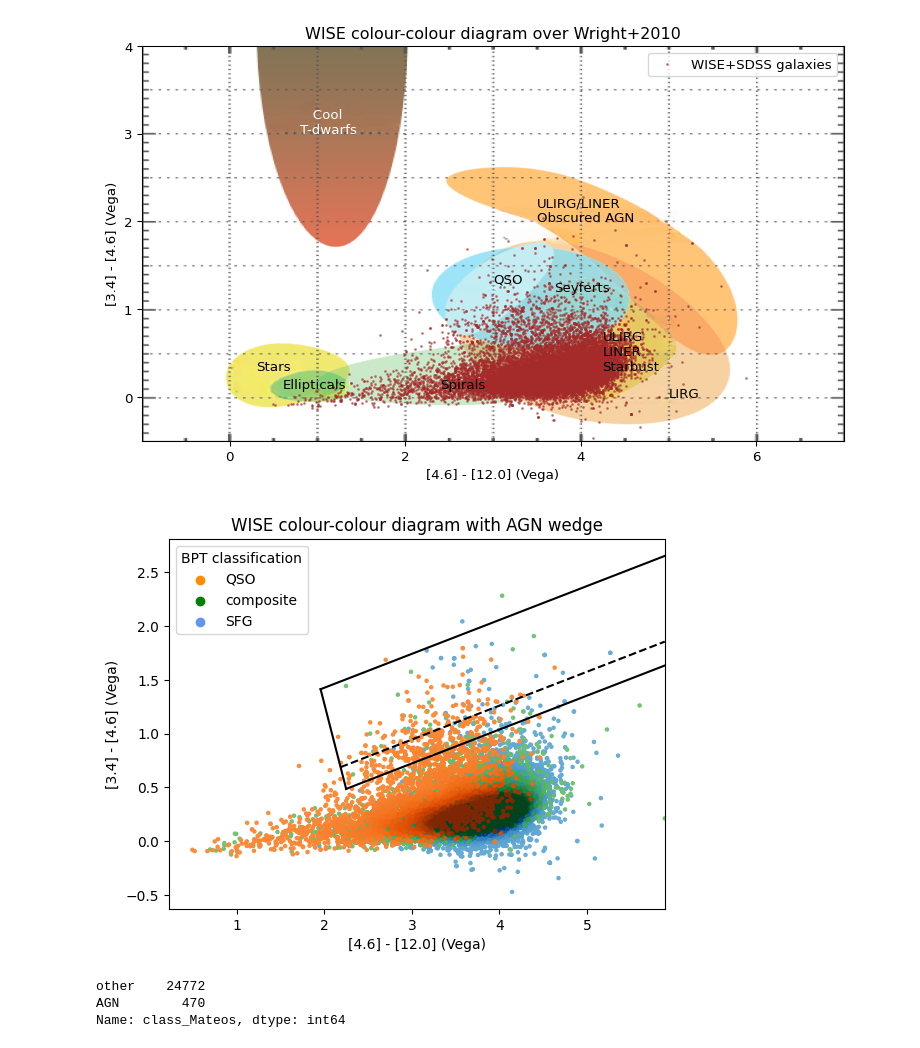
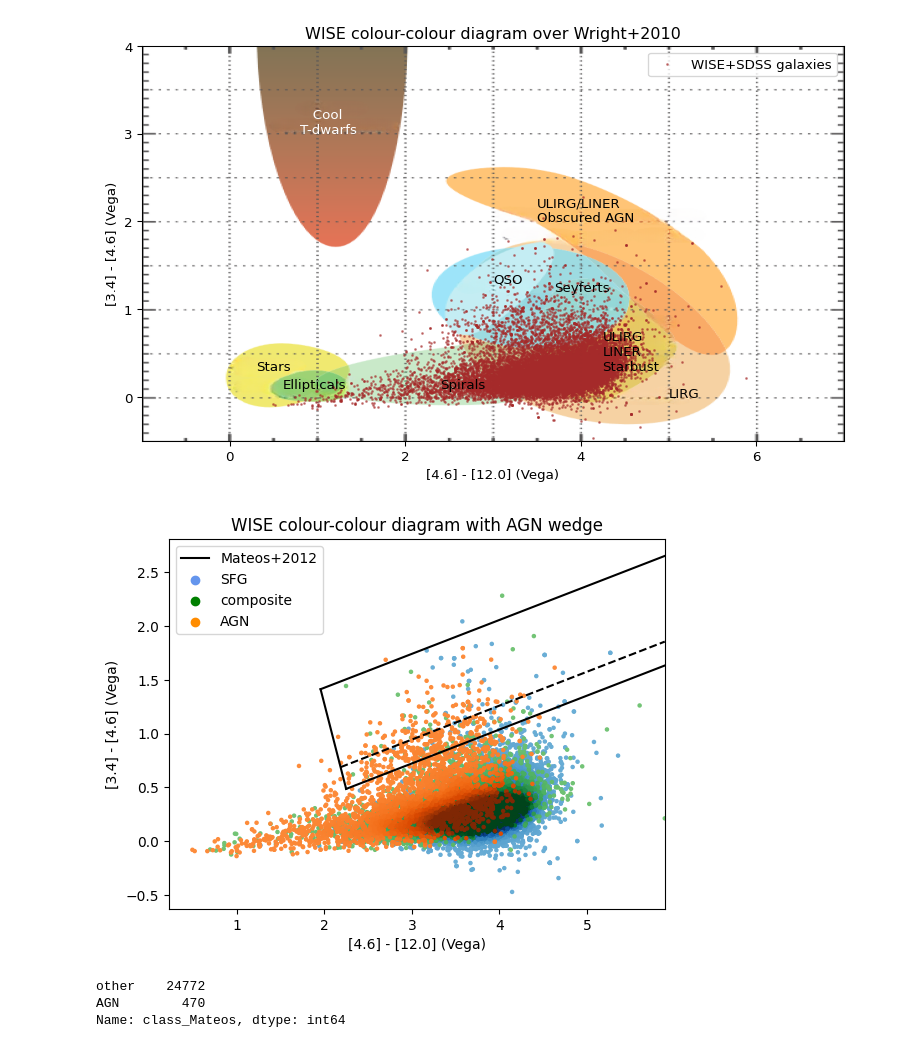
Before and after one commit to ridha-mm/intro-agn, a Jupyter notebook: final-project/agn-class.ipynb, the cells around one changed output. Saved outputs shown, nothing was run; the diff lists cells and outputs as text; code cells hidden in the pictures.

```diff
--- a/final-project/agn-class.ipynb
+++ b/final-project/agn-class.ipynb
@@ -165,12 +165,9 @@ fig.savefig('bpt_division.pdf', dpi=100);
 # %%
 # BPT classification
 
-def bpt_classifier(df,
-                   xline: str = 'nii_6584_flux',
-                   yline: str = 'oiii_5007_flux'
-                   ):
-    df['x_BPT'] = np.log10(df[xline]/df['h_alpha_flux'])
-    df['y_BPT'] = np.log10(df[yline]/df['h_beta_flux'])
+def bpt_classifier(df):
+    df['x_BPT'] = np.log10(df['nii_6584_flux']/df['h_alpha_flux'])
+    df['y_BPT'] = np.log10(df['oiii_5007_flux']/df['h_beta_flux'])
     df['class_Kauffmann'] = np.where((df['y_BPT'] <= kauffman(df['x_BPT'])), "SFG", "QSO")
     df['class_Kewley'] = np.where((df['y_BPT'] <= kewley(df['x_BPT'])), "SFG", "QSO")
     df['class_BPT'] = np.where(((df['class_Kauffmann']=='SFG')&(df['class_Kewley']=='SFG')), "SFG",
@@ -178,10 +175,7 @@ def bpt_classifier(df,
                                             "composite"))
     return df
 
-def bpt_plt(df,
-            xtitle: str= r"log [NII]$\lambda$6584/H$\alpha$",
-            ytitle: str = r"log [OIII]$\lambda$5007/H$\beta$"
-            ):
+def bpt_plt(df):
 
     fig = plt.figure()
 
@@ -214,8 +208,11 @@ def bpt_plt(df,
     plt.title('BPT diagram')
     plt.legend((scatter3, scatter2, scatter1), ["QSO", "composite", "SFG"],
               loc='lower left', title="BPT classification", fontsize='medium')
-    plt.ylabel(ytitle, fontsize=12)
-    plt.xlabel(xtitle, fontsize=12)
+    plt.xlabel(r"log [NII]$\lambda$6584/H$\alpha$", fontsize=12)
+    plt.ylabel(r"log [OIII]$\lambda$5007/H$\beta$", fontsize=12)
     plt.subplots_adjust(hspace=.0)
 
     return fig
+# %%
+gal = bpt_classifier(gal)
+gal['class_BPT'].value_counts()[2]/300
@@ -359,13 +454,14 @@ for class_gal in class_dict.keys():
     plt.scatter(x_sub, y_sub, c=class_dict[class_gal], s=5, label=class_gal)
     if class_gal=='SFG':
         plt.axvline(np.max(df_sub['x_BPT']), ls=':', color='black')
-        plt.annotate('BPT cut-off', xy=(np.max(df_sub['x_BPT'])+0.1,500), rotation=90, color='black')
+        plt.annotate(f"cut-off = {np.max(df_sub['x_BPT']):.1f}", xy=(np.max(df_sub['x_BPT'])+0.05,200), rotation=90, color='black')
 
 plt.axvline(x=-0.4, color='black')
+plt.annotate("transpose = -0.4", xy=(-0.4-0.1,200), rotation=90, color='black')
 plt.hlines(y=6, xmin=-0.4, xmax=0.5, color='black')
-plt.annotate('Seyfert', xy=(-0.1,10), color='black')
-plt.annotate('LINER', xy=(-0.1,3), color='black')
-plt.annotate('SFG', xy=(-1.5,10), color='black')
+plt.annotate("Seyfert", xy=(-0.1,10), color='black')
+plt.annotate("LINER", xy=(-0.1,3), color='black')
+plt.annotate("SFG", xy=(-1.5,10), color='black')
 plt.yscale('log')
 plt.xlim(right=0.5)
 
@@ -697,41 +798,42 @@ class_dict = {'SFG': plt.cm.Blues,
 for class_gal in class_dict.keys():
     df_sub = df[df['class_BPT'] == class_gal]
     x_sub = df_sub['w2-w3']
     y_sub = df_sub['w1-w2']
     z_sub = df_sub['kde']
     normalize = matplotlib.colors.Normalize(vmin=-1, vmax=1)
     plt.scatter(x_sub, y_sub, c=z_sub, s=5, edgecolor=None,
                 cmap=class_dict[class_gal], norm=normalize)
 
+scatter1 = plt.scatter([], [], c='cornflowerblue', label="SFG")
+scatter2 = plt.scatter([], [], c='green', label="composite")
+scatter3 = plt.scatter([], [], c='darkorange', label="AGN")
+plt.legend((scatter3, scatter2, scatter1), ["QSO", "composite", "SFG"],
+            loc='upper left', title="BPT classification", fontsize='medium')
+
 def y_cen(x): return [0.315*i for i in x]
 def y_top(x): return [0.315*i+0.796 for i in x]
 def y_bot(x): return [0.315*i-0.222 for i in x]
 def y_lim(x): return [-3.172*i+7.624 for i in x]
 
 x_cen = (7.624)/(0.315+3.172)
 x_top = (7.624-0.796)/(0.315+3.172)
 x_bot = (7.624+0.222)/(0.315+3.172)
 def x_range(x_pos): return np.linspace(x_pos, np.max(df['w2-w3']), 100)
 x_lim = np.linspace(x_top, x_bot, 100)
 
 plt.plot(x_range(x_cen), y_cen(x_range(x_cen)), 'k--')
-plt.plot(x_range(x_top), y_top(x_range(x_top)), 'k-')
+plt.plot(x_range(x_top), y_top(x_range(x_top)), 'k-', label='Mateos+2012')
 plt.plot(x_range(x_bot), y_bot(x_range(x_bot)), 'k-')
 plt.plot(x_lim, y_lim(x_lim), 'k-')
 plt.xlim(right=np.max(df['w2-w3']))
 
-scatter1 = plt.scatter([], [], c='cornflowerblue', label="SFG")
-scatter2 = plt.scatter([], [], c='green', label="composite")
-scatter3 = plt.scatter([], [], c='darkorange', label="AGN")
-plt.legend((scatter3, scatter2, scatter1), ["QSO", "composite", "SFG"],
-            loc='upper left', title="BPT classification", fontsize='medium')
-
+plt.legend()
 plt.xlabel("[4.6] - [12.0] (Vega)")
 plt.ylabel("[3.4] - [4.6] (Vega)")
 plt.title("WISE colour-colour diagram with AGN wedge")
 plt.savefig("wise_wedge.pdf", dpi=100);
 # %% [output]
-[figure, old version]
+[figure, new version]
 # %%
 # WHAN classification
 x_top = (7.624-0.796)/(0.315+3.172)
```
Also changed, not shown: parts of 27 cells of this notebook, 22 other files.
